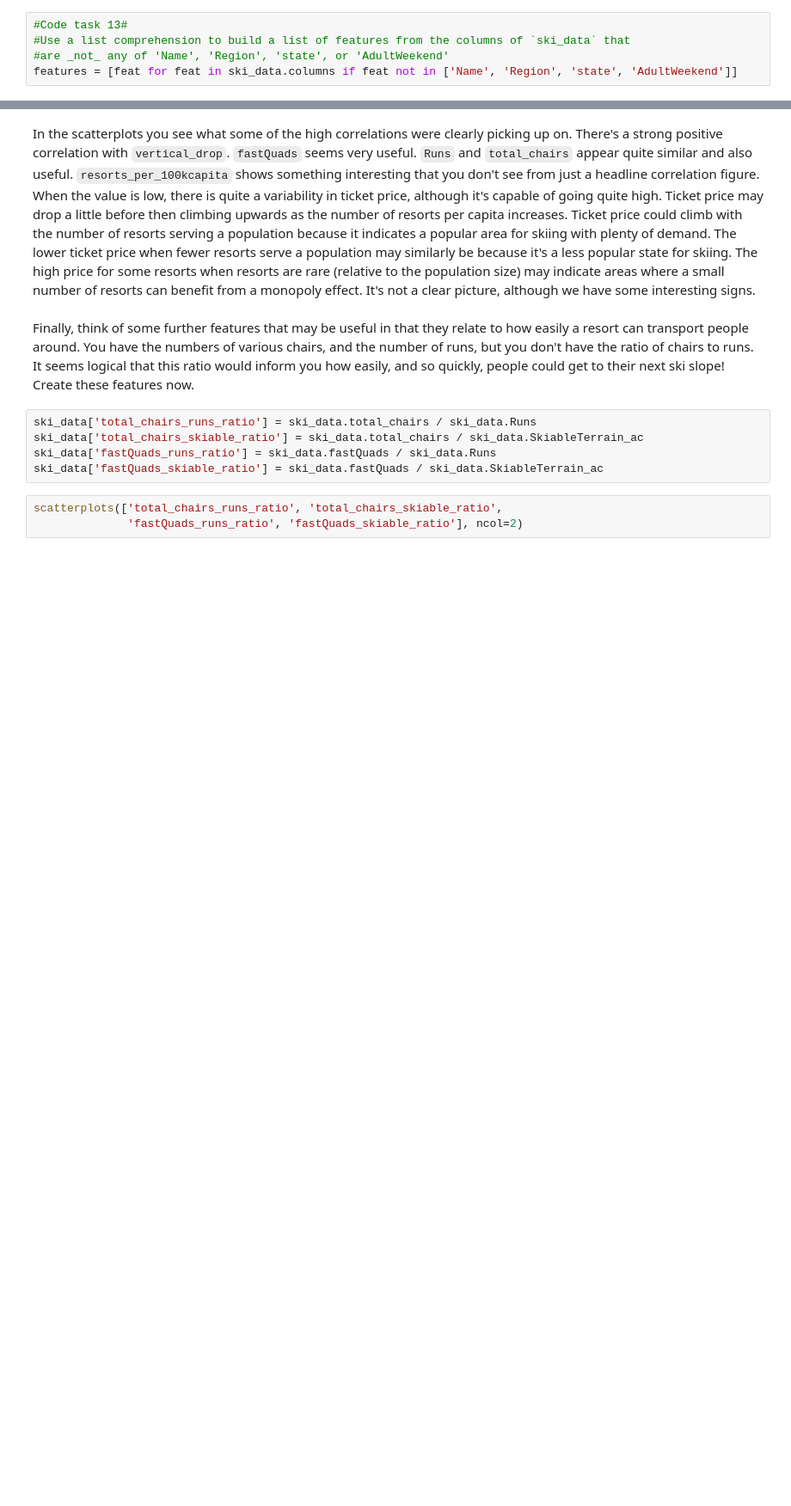
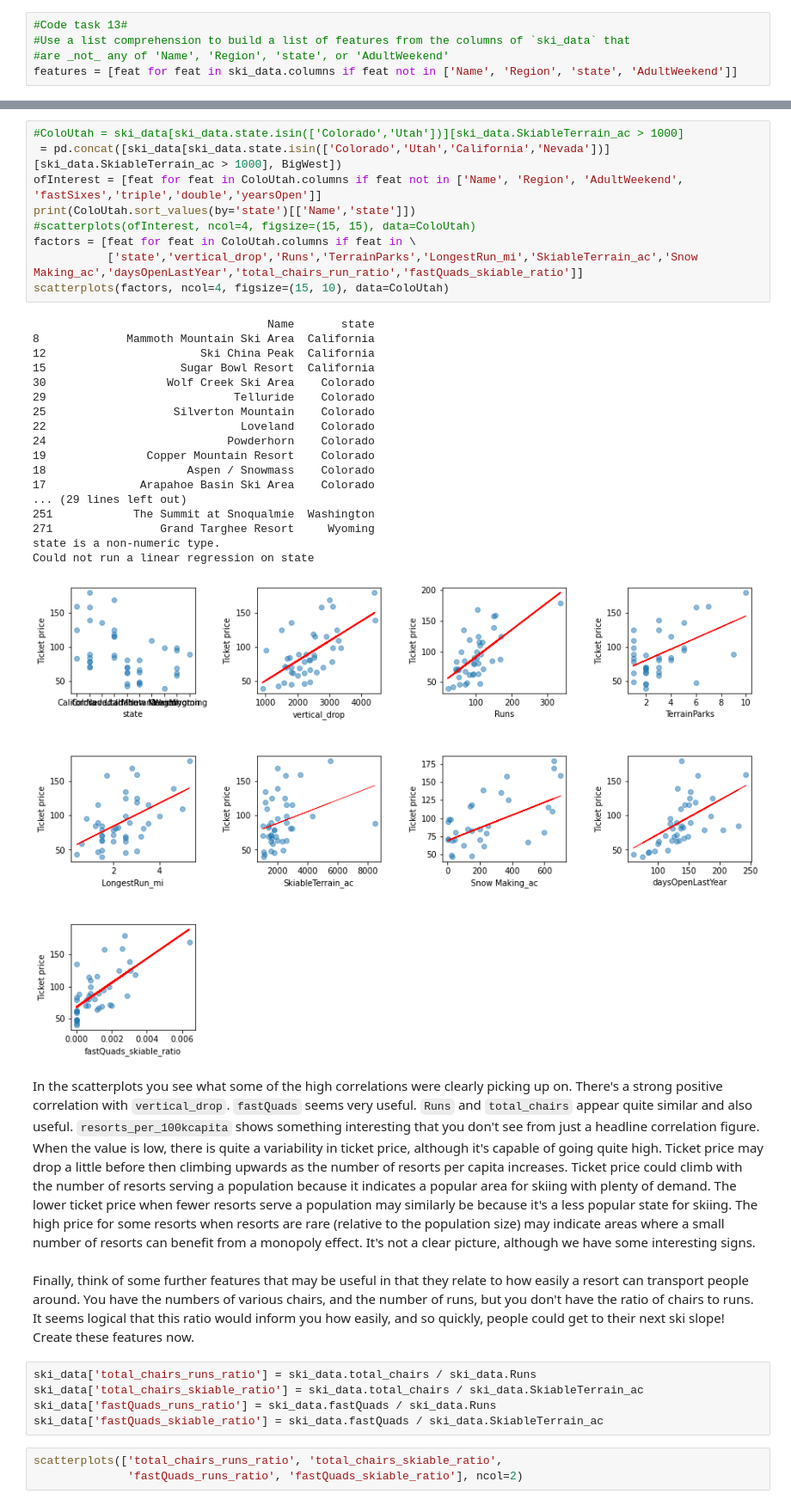
Before and after one commit to BradDoty/DataScienceGuidedCapstone, a Jupyter notebook: Notebooks/03_exploratory_data_analysis.ipynb, the cells around one changed output, grey strips where cells are left out. Shown at 86% size. Drawn from its saved outputs; the diff is of its cells as text; blank space fills up the shorter version.

```diff
--- a/Notebooks/03_exploratory_data_analysis.ipynb
+++ b/Notebooks/03_exploratory_data_analysis.ipynb
@@ -973,3 +1022,31 @@ scatterplots(features, ncol=4, figsize=(15, 15))
+# %%
+#ColoUtah = ski_data[ski_data.state.isin(['Colorado','Utah'])][ski_data.SkiableTerrain_ac > 1000]
+ = pd.concat([ski_data[ski_data.state.isin(['Colorado','Utah','California','Nevada'])][ski_data.SkiableTerrain_ac > 1000], BigWest])
+ofInterest = [feat for feat in ColoUtah.columns if feat not in ['Name', 'Region', 'AdultWeekend', 'fastSixes','triple','double','yearsOpen']]
+print(ColoUtah.sort_values(by='state')[['Name','state']])
+#scatterplots(ofInterest, ncol=4, figsize=(15, 15), data=ColoUtah)
+factors = [feat for feat in ColoUtah.columns if feat in \
+           ['state','vertical_drop','Runs','TerrainParks','LongestRun_mi','SkiableTerrain_ac','Snow Making_ac','daysOpenLastYear','total_chairs_run_ratio','fastQuads_skiable_ratio']]
+scatterplots(factors, ncol=4, figsize=(15, 10), data=ColoUtah)
+# %% [output]
+                                   Name       state
+8             Mammoth Mountain Ski Area  California
+12                       Ski China Peak  California
+15                    Sugar Bowl Resort  California
+30                  Wolf Creek Ski Area    Colorado
+29                            Telluride    Colorado
+25                   Silverton Mountain    Colorado
+22                             Loveland    Colorado
+24                           Powderhorn    Colorado
+19               Copper Mountain Resort    Colorado
+18                     Aspen / Snowmass    Colorado
+17              Arapahoe Basin Ski Area    Colorado
+... (29 lines left out)
+251            The Summit at Snoqualmie  Washington
+271                Grand Targhee Resort     Wyoming
+state is a non-numeric type.
+Could not run a linear regression on state
+[figure, added]
 # %% [markdown]
 In the scatterplots you see what some of the high correlations were clearly picking up on. There's a strong positive correlation with `vertical_drop`. `fastQuads` seems very useful. `Runs` and `total_chairs` appear quite similar and also useful. `resorts_per_100kcapita` shows something interesting that you don't see from just a headline correlation figure. When the value is low, there is quite a variability in ticket price, although it's capable of going quite high. Ticket price may drop a little before then climbing upwards as the number of resorts per capita increases. Ticket price could climb with the number of resorts serving a population because it indicates a popular area for skiing with plenty of demand. The lower ticket price when fewer resorts serve a population may similarly be because it's a less popular state for skiing. The high price for some resorts when resorts are rare (relative to the population size) may indicate areas where a small number of resorts can benefit from a monopoly effect. It's not a clear picture, although we have some interesting signs.
 # %% [markdown]
```
Also changed, not shown: parts of 6 cells of this notebook.
